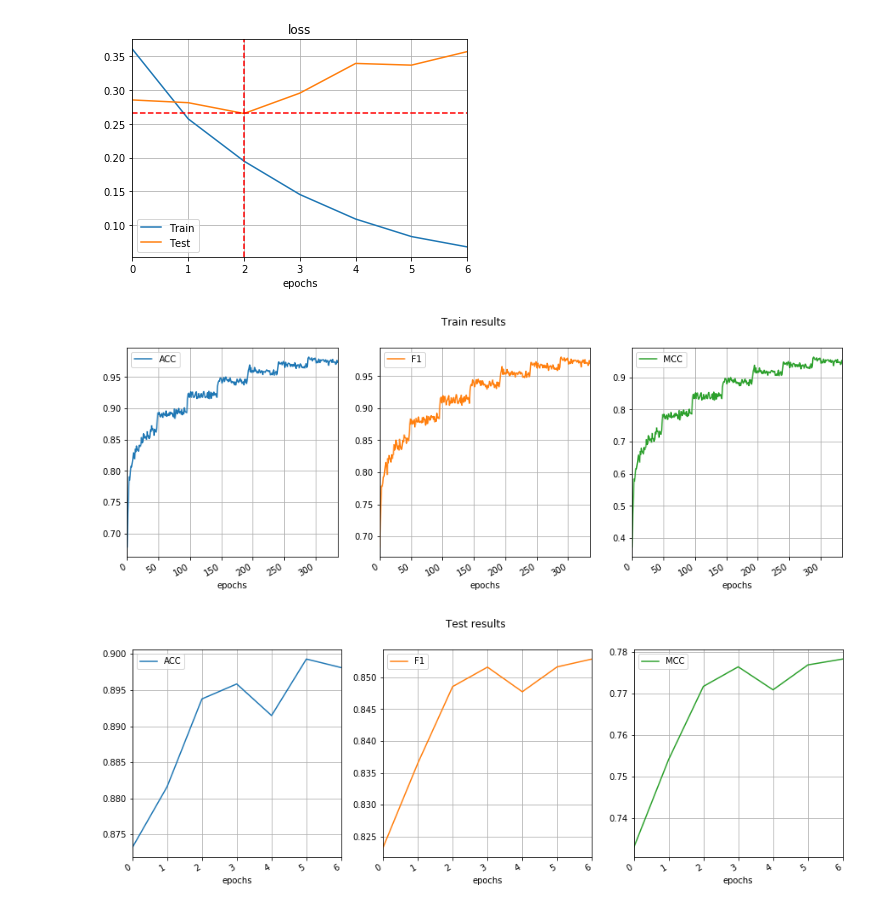
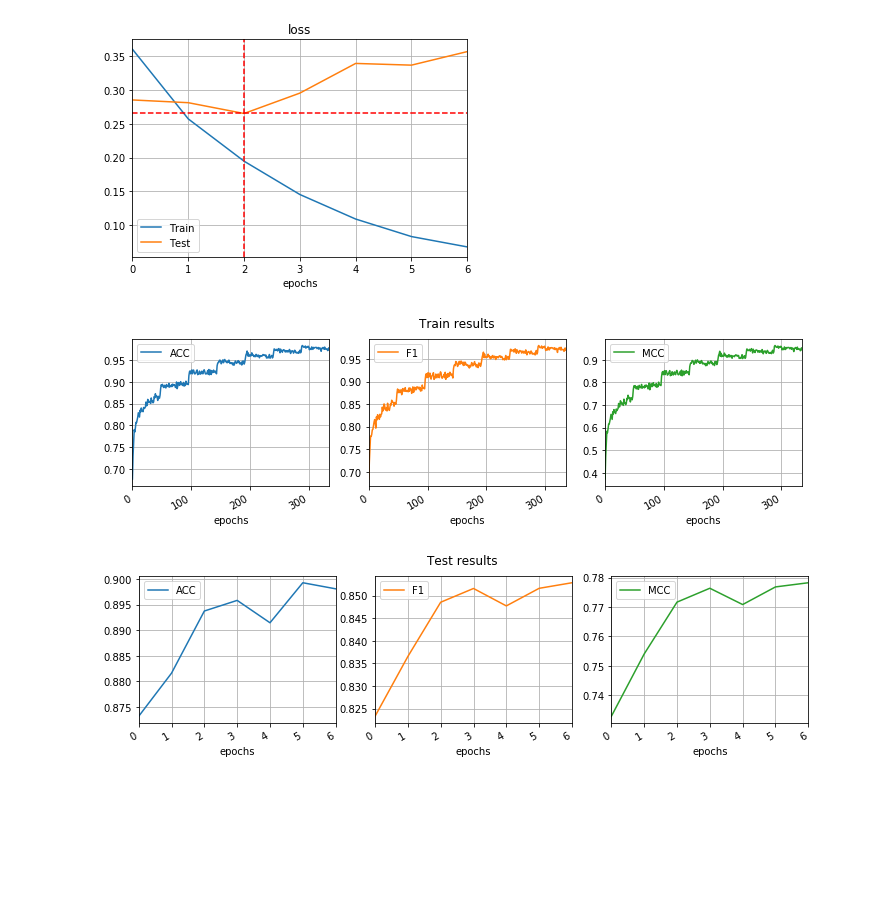
Before and after one commit to rouzbeh-afrasiabi/BertFineTuning, a Jupyter notebook: train.ipynb, the cells around one changed output. Cells and saved outputs as stored; diff of their text form; code cells hidden in the pictures; blank space fills up the shorter version.

Commit message:
image change

```diff
--- a/train.ipynb
+++ b/train.ipynb
@@ -27,14 +27,14 @@ ax.axhline(np.min(BFT.test_loss_history), color="red", linestyle="--")
 # %%
 df=pd.DataFrame.from_dict([[item.ACC[1],item.F1[1],item.MCC[1]] for i,item in enumerate(BFT.cm_train)])
 df.columns=['ACC','F1','MCC']
 df.index.name='epochs'
-df.plot(subplots=True,figsize=(15,5),layout=(1,3),title='Train results',grid=True);
+df.plot(subplots=True,figsize=(12,3),layout=(1,3),title='Train results',grid=True);
 # %% [output]
-[figure, old version]
+[figure, new version]
 # %%
 df=pd.DataFrame.from_dict([[item.ACC[1],item.F1[1],item.MCC[1]] for i,item in enumerate(BFT.cm_test)])
 df.columns=['ACC','F1','MCC']
 df.index.name='epochs'
-df.plot(subplots=True,figsize=(15,5),layout=(1,3),title='Test results',grid=True);
+df.plot(subplots=True,figsize=(12,3),layout=(1,3),title='Test results',grid=True);
 # %% [output]
-[figure, old version]
+[figure, new version]
```
Also changed, not shown: 1 other file.
